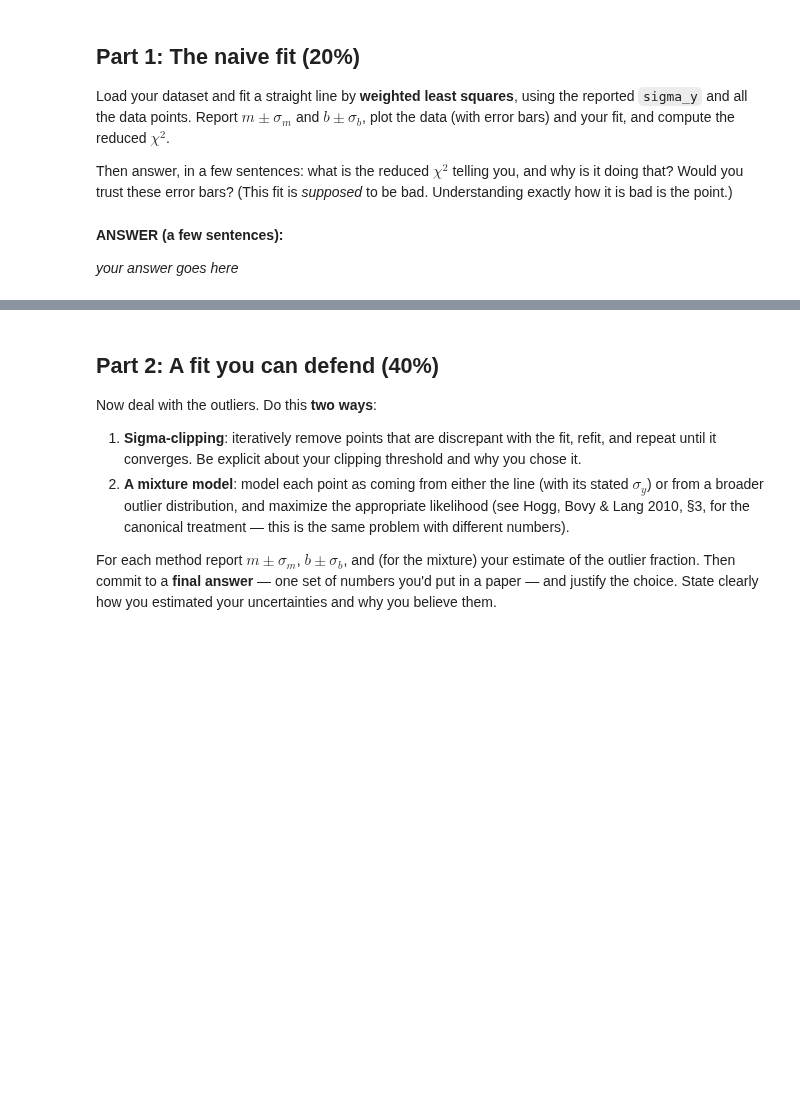
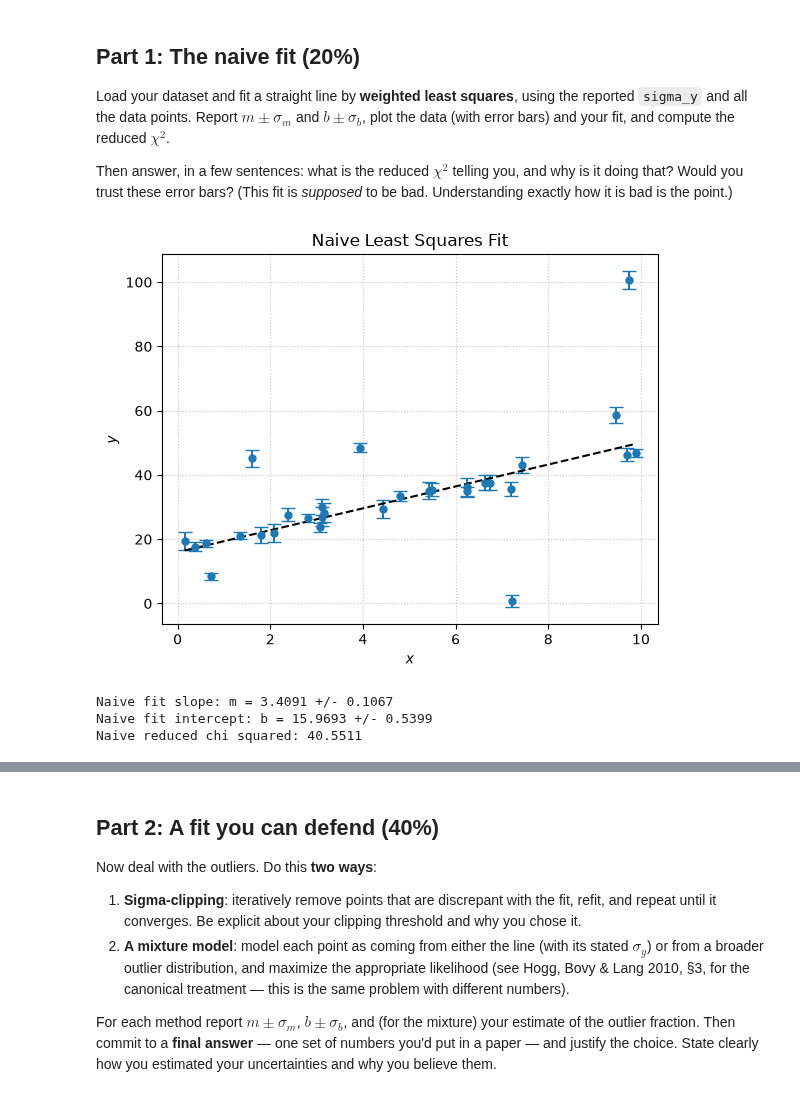
Before and after one commit to gnarayan/ast457_2026_Fall, a Jupyter notebook: submissions/ahuwer2/lab01.ipynb, the cells around one changed output, grey strips where cells are left out. Drawn from its saved outputs; the diff is of its cells as text; code cells hidden in the pictures; blank space fills up the shorter version.

```diff
--- a/submissions/ahuwer2/lab01.ipynb
+++ b/submissions/ahuwer2/lab01.ipynb
@@ -34,4 +32,41 @@ exactly how it is bad is the point.)
-# %% [markdown]
-**ANSWER (a few sentences):**
-
-*your answer goes here*
+# %%
+# Part 1: your work here
+import pandas as pd
+import numpy as np
+from scipy.optimize import curve_fit
+import matplotlib.pyplot as plt
+
+def f(x, m, b):
+    return m * x + b
+
+datafile = "./data/ahuwer2.csv"
+data = pd.read_csv(datafile)
+x = data['x']
+y = data['y']
+sigma_y = data['sigma_y']
+#print(data)
+
+popt, pcov = curve_fit(f, x, y, sigma=sigma_y, absolute_sigma=True)
+m, b = popt
+sigma_m, sigma_b = np.sqrt(np.diag(pcov))
+
+plt.errorbar(x, y, sigma_y, fmt='o', capsize=5, markersize=5)
+plt.plot(x, m*x + b, color='k', linestyle='--')
+plt.grid(True, alpha=0.7, linestyle=':')
+plt.xlabel('$x$')
+plt.ylabel('$y$')
+plt.title('Naive Least Squares Fit')
+plt.show()
+
+print(f'Naive fit slope: m = {m:.4f} +/- {sigma_m:.4f}')
+print(f'Naive fit intercept: b = {b:.4f} +/- {sigma_b:.4f}')
+
+residuals = y - f(x, m, b)
+chi2 = np.sum((residuals / sigma_y) ** 2)
+red_chi2 = chi2 / (len(x) - 2)
+print(f'Naive reduced chi squared: {red_chi2:.4f}')
+# %% [output]
+[figure, added]
+Naive fit slope: m = 3.4091 +/- 0.1067
+Naive fit intercept: b = 15.9693 +/- 0.5399
+Naive reduced chi squared: 40.5511
```
Also changed, not shown: parts of 13 cells of this notebook.
